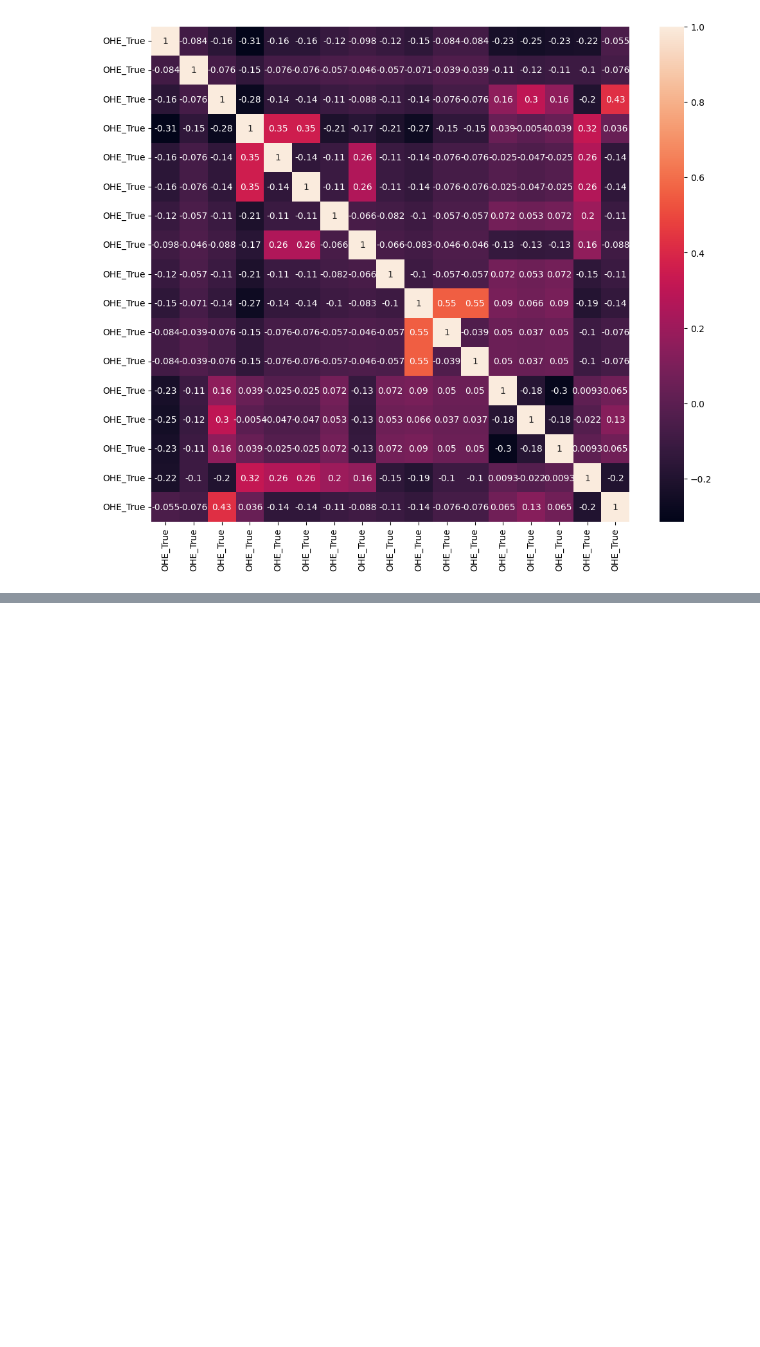
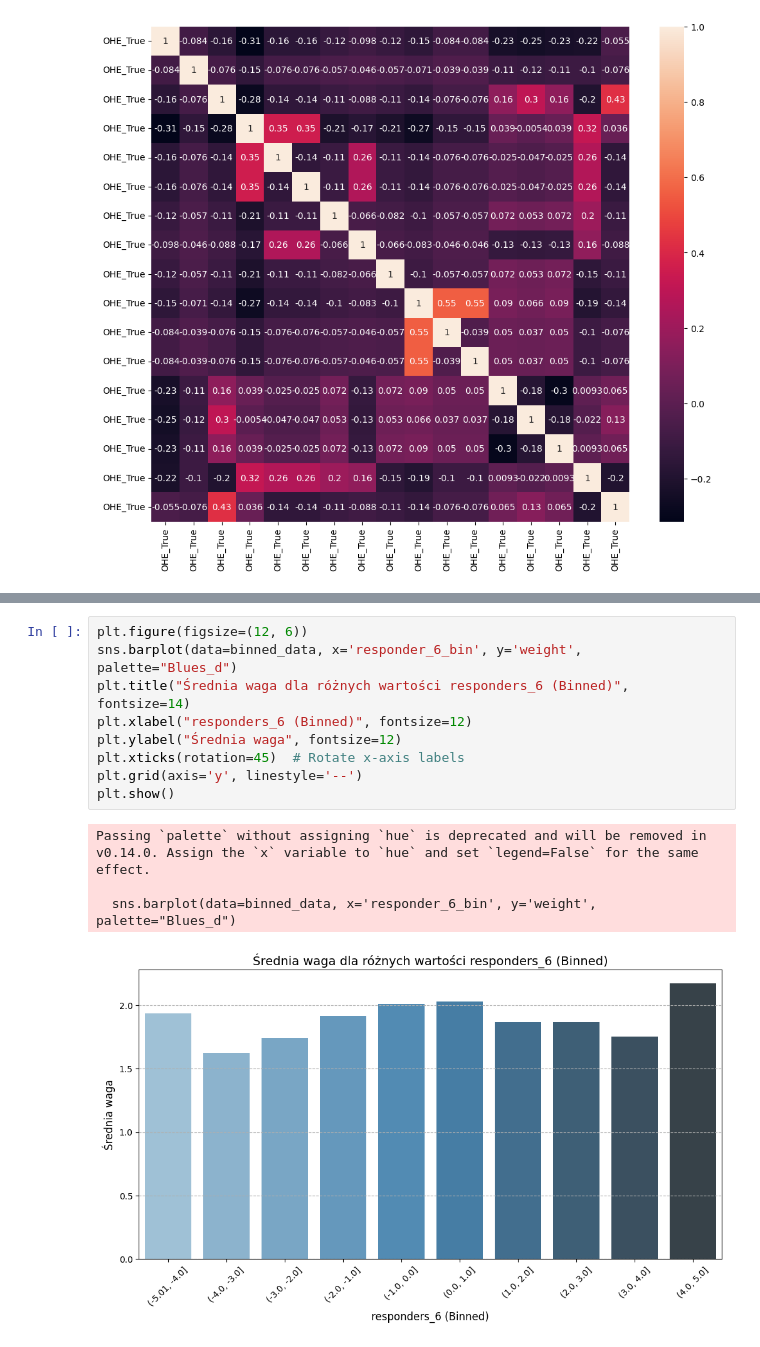
Before and after one commit to Pheoxis/Jane_Street, a Jupyter notebook: EDA.ipynb, the cells around one changed output, grey strips where cells are left out. Saved outputs shown, nothing was run; the diff lists cells and outputs as text; blank space fills up the shorter version.

```diff
--- a/EDA.ipynb
+++ b/EDA.ipynb
@@ -314,0 +362,14 @@ sns.heatmap(df_categorical.corr(),annot=True);
+# %%
+plt.figure(figsize=(12, 6))
+sns.barplot(data=binned_data, x='responder_6_bin', y='weight', palette="Blues_d")
+plt.title("Średnia waga dla różnych wartości responders_6 (Binned)", fontsize=14)
+plt.xlabel("responders_6 (Binned)", fontsize=12)
+plt.ylabel("Średnia waga", fontsize=12)
+plt.xticks(rotation=45)  # Rotate x-axis labels
+plt.grid(axis='y', linestyle='--')
+plt.show()
+# %% [output]
+Passing `palette` without assigning `hue` is deprecated and will be removed in v0.14.0. Assign the `x` variable to `hue` and set `legend=False` for the same effect.
+
+  sns.barplot(data=binned_data, x='responder_6_bin', y='weight', palette="Blues_d")
+[figure, added]
```
Also changed, not shown: parts of 9 cells of this notebook.
